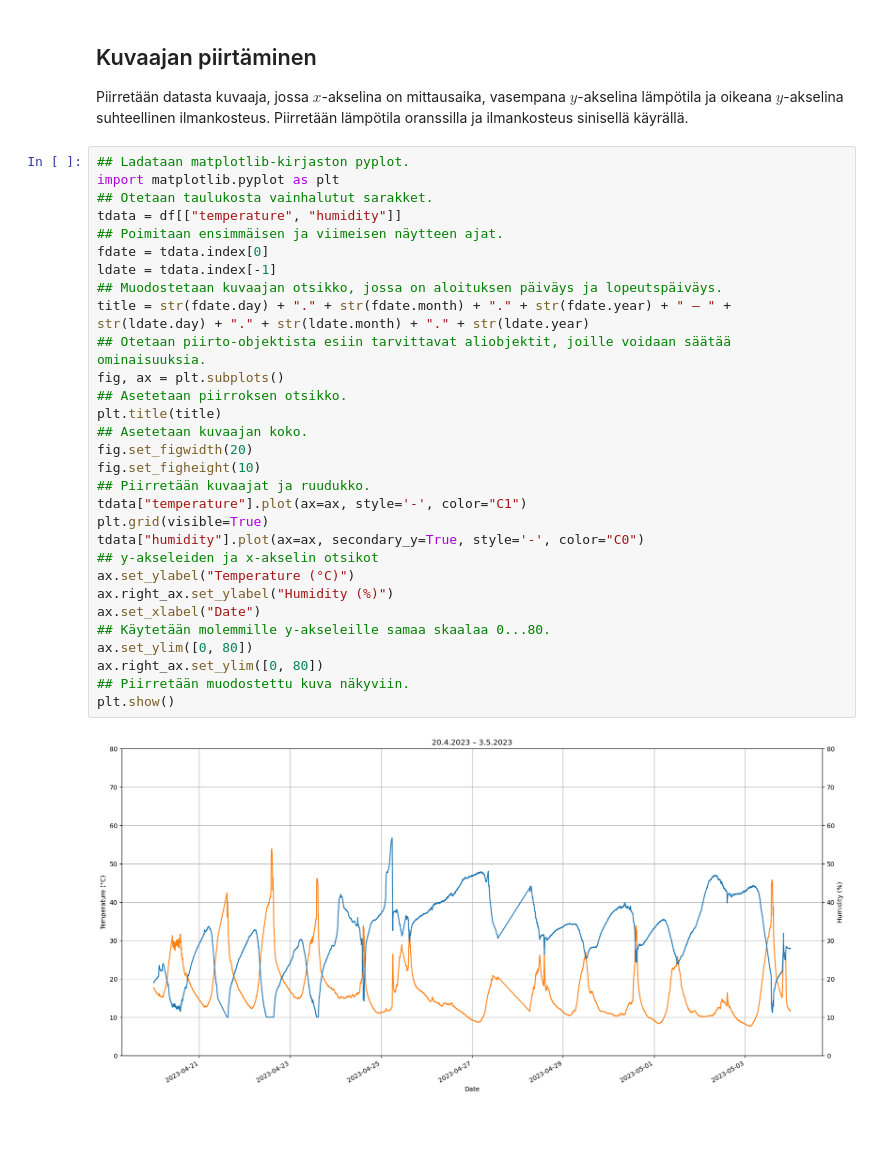
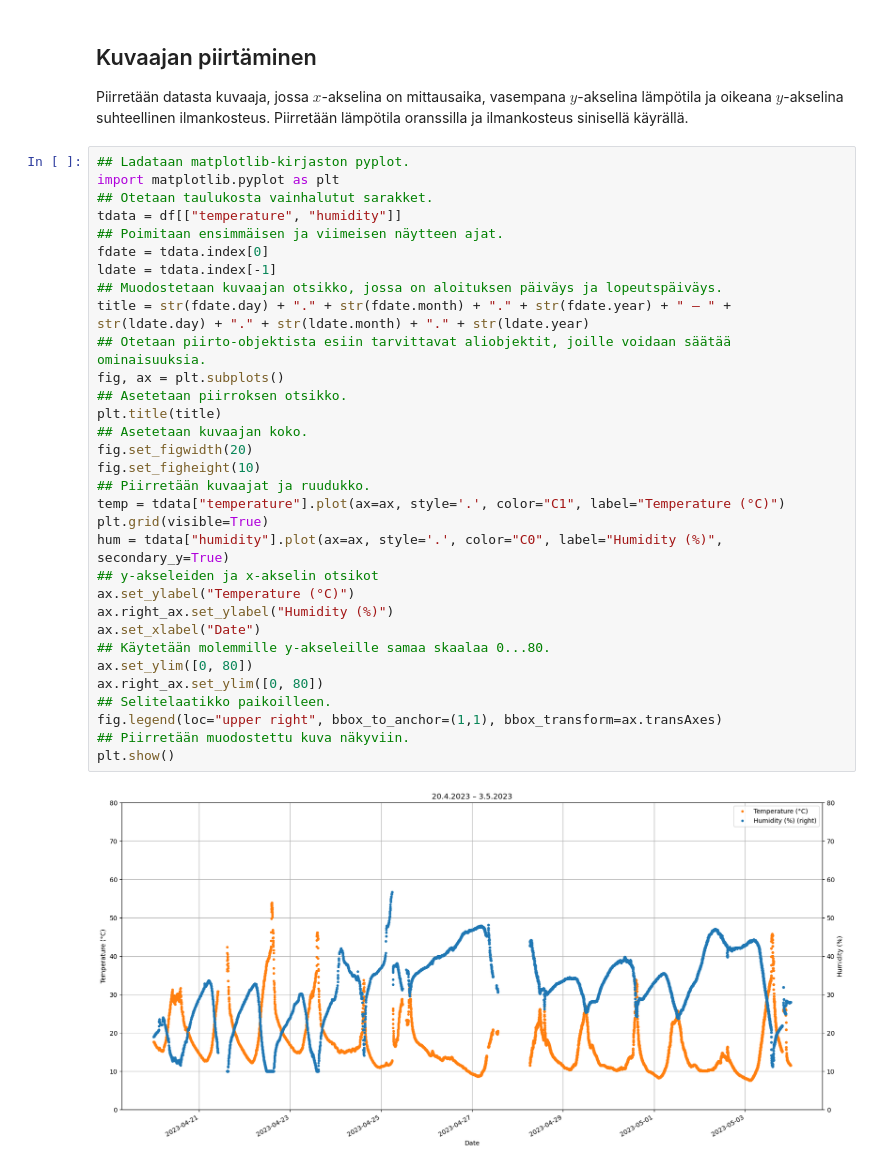
Before and after one commit to petritnet/weatherstation, a Jupyter notebook: collectedData/Petri_1/data_Petri_1-2023-05-18.ipynb, the cells around one changed output. Saved outputs shown, nothing was run; the diff lists cells and outputs as text; blank space fills up the shorter version.

Commit message:
Selitelaatikko ja kuvaajan säätöä.

```diff
--- a/collectedData/Petri_1/data_Petri_1-2023-05-18.ipynb
+++ b/collectedData/Petri_1/data_Petri_1-2023-05-18.ipynb
@@ -69,32 +69,34 @@ Piirretään datasta kuvaaja, jossa $x$-akselina on mittausaika, vasempana $y$-a
 # %%
 ## Ladataan matplotlib-kirjaston pyplot.
 import matplotlib.pyplot as plt
 ## Otetaan taulukosta vainhalutut sarakket.
 tdata = df[["temperature", "humidity"]]
 ## Poimitaan ensimmäisen ja viimeisen näytteen ajat.
 fdate = tdata.index[0]
 ldate = tdata.index[-1]
 ## Muodostetaan kuvaajan otsikko, jossa on aloituksen päiväys ja lopeutspäiväys.
 title = str(fdate.day) + "." + str(fdate.month) + "." + str(fdate.year) + " – " + str(ldate.day) + "." + str(ldate.month) + "." + str(ldate.year)
 ## Otetaan piirto-objektista esiin tarvittavat aliobjektit, joille voidaan säätää ominaisuuksia.
 fig, ax = plt.subplots()
 ## Asetetaan piirroksen otsikko.
 plt.title(title)
 ## Asetetaan kuvaajan koko.
 fig.set_figwidth(20)
 fig.set_figheight(10)
 ## Piirretään kuvaajat ja ruudukko.
-tdata["temperature"].plot(ax=ax, style='-', color="C1")
+temp = tdata["temperature"].plot(ax=ax, style='.', color="C1", label="Temperature (°C)")
 plt.grid(visible=True)
-tdata["humidity"].plot(ax=ax, secondary_y=True, style='-', color="C0")
+hum = tdata["humidity"].plot(ax=ax, style='.', color="C0", label="Humidity (%)", secondary_y=True)
 ## y-akseleiden ja x-akselin otsikot
 ax.set_ylabel("Temperature (°C)")
 ax.right_ax.set_ylabel("Humidity (%)")
 ax.set_xlabel("Date")
 ## Käytetään molemmille y-akseleille samaa skaalaa 0...80.
 ax.set_ylim([0, 80])
 ax.right_ax.set_ylim([0, 80])
+## Selitelaatikko paikoilleen.
+fig.legend(loc="upper right", bbox_to_anchor=(1,1), bbox_transform=ax.transAxes)
 ## Piirretään muodostettu kuva näkyviin.
 plt.show()
 # %% [output]
-[figure, old version]
+[figure, new version]
```
